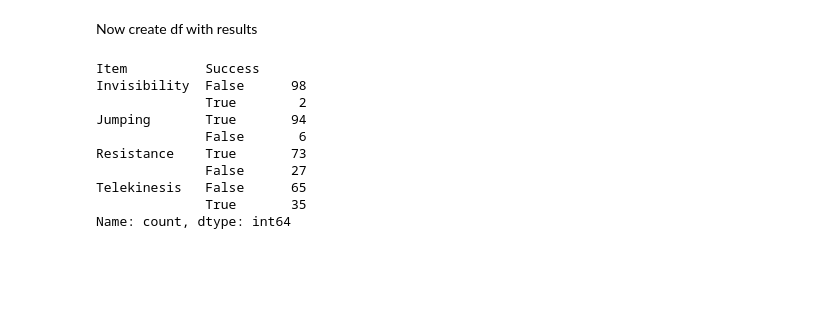
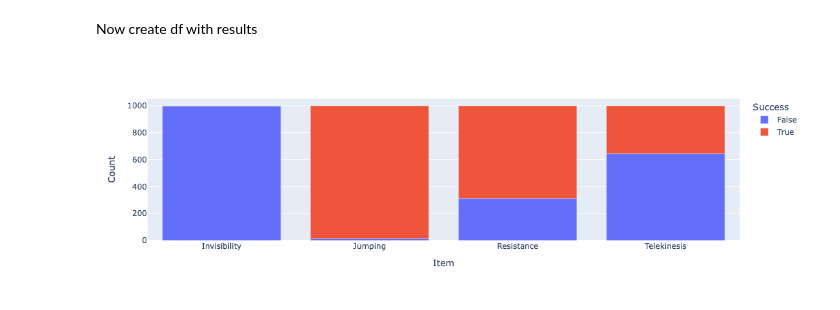
Before and after one commit to nick-vasiliev/role-model, a Jupyter notebook: Dice Example.ipynb, the cells around one changed output. Saved outputs shown, nothing was run; the diff lists cells and outputs as text; code cells hidden in the pictures; blank space fills up the shorter version.

```diff
--- a/Dice Example.ipynb
+++ b/Dice Example.ipynb
@@ -23,7 +25,7 @@ rings = [
     (19,8,"Telekinesis"),
     (22,16,"Invisibility")
 ]
-n_sims = 100
+n_sims = 1000
 print(*rings[1])
 # %% [output]
 16 8 Resistance
@@ -50,16 +52,9 @@ for ring in rings:
                  "Success":sim_kibble.is_success(),
                  "Rolls":sim_kibble.n_rolls
             }
-# %%
-results.filter(items=['Item', 'Success']).groupby( by = "Item" ).value_counts()
-# %% [output]
-Item          Success
-Invisibility  False      98
-              True        2
-Jumping       True       94
-              False       6
-Resistance    True       73
-              False      27
-Telekinesis   False      65
-              True       35
-Name: count, dtype: int64
+# %%
+success_df = results.filter(items=['Item', 'Success']).groupby(by = "Item").value_counts().reset_index(name='Count')
+fig = px.bar(success_df, x="Item", y="Count", color="Success")
+fig.show()
+# %% [output]
+[figure, added]
```
Also changed, not shown: parts of 2 cells of this notebook.
